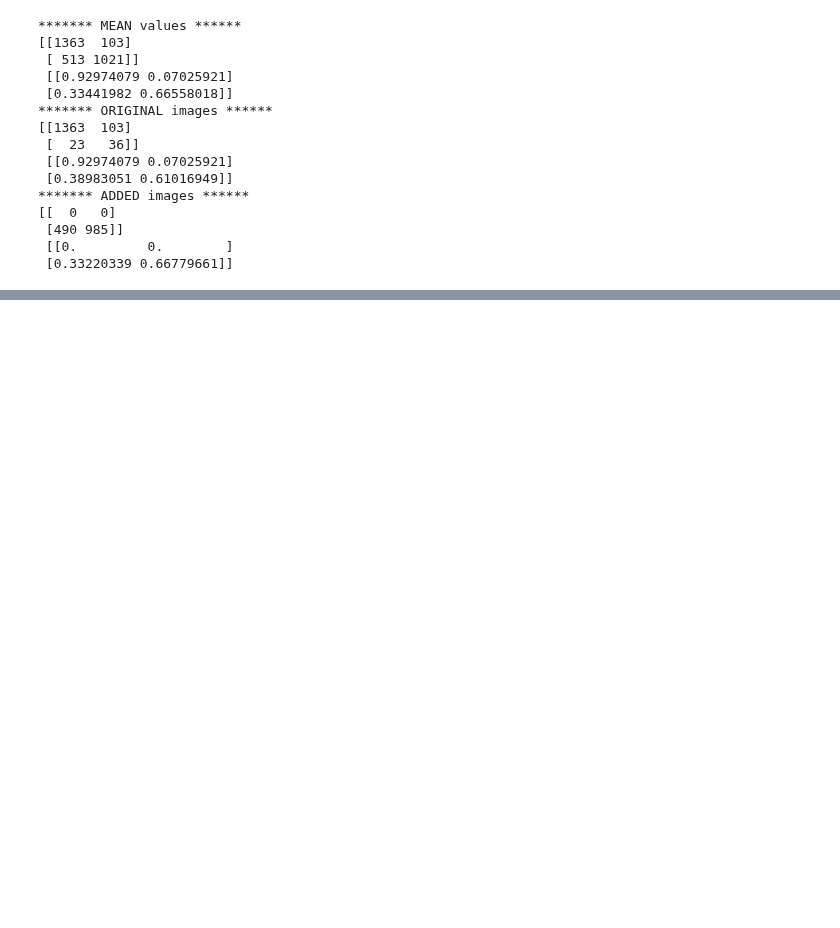
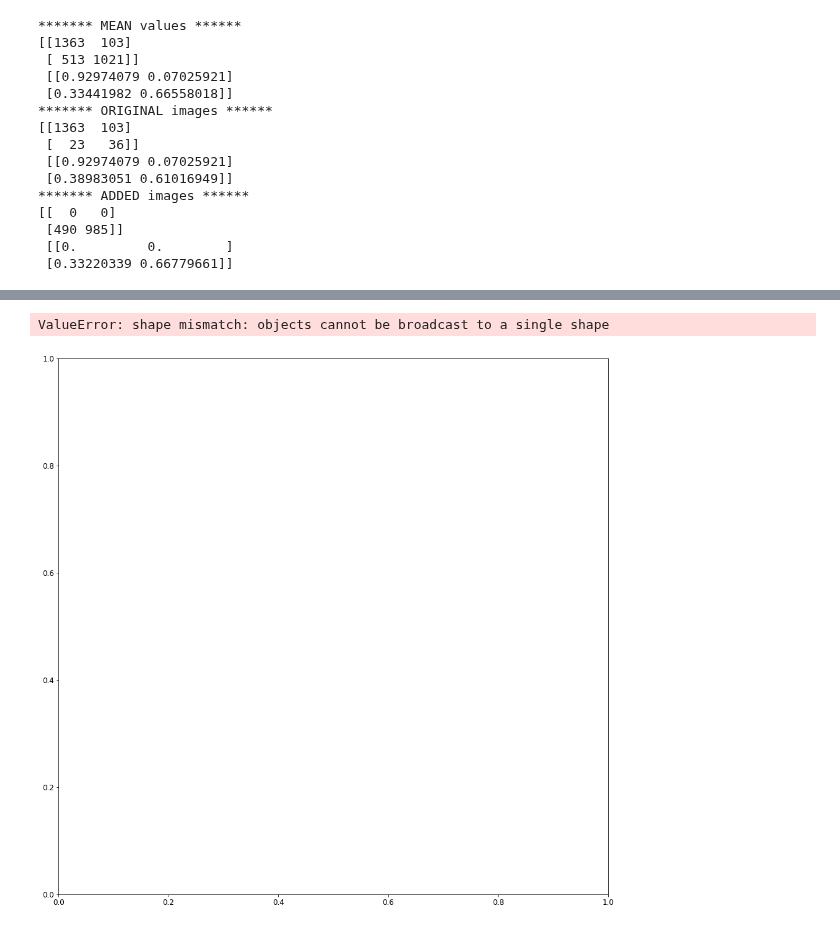
Before and after one commit to TsspGit/CodVid19_CIEMAT, a Jupyter notebook: Exploring_Uncertainty.ipynb, the cells around one changed output, grey strips where cells are left out. Drawn from its saved outputs; the diff is of its cells as text; code cells hidden in the pictures; blank space fills up the shorter version.

```diff
--- a/Exploring_Uncertainty.ipynb
+++ b/Exploring_Uncertainty.ipynb
@@ -253,0 +421,29 @@ mpl.rcParams['font.size'] = '16'
+# %%
+fig,ax = plt.subplots(nrows=1,ncols=1,figsize=(16,16))# 6,6
+from codvidutils.utils import hist_with_unce
+
+plt.style.use('seaborn-deep')
+#plt.fill_between(nbins, dic_counts_2[0]-dic_variance_2[0], dic_counts_2[0]+dic_variance_2[0],color='0.75')
+
+#hist_with_unce(hist_bins,dic_counts_3I[1],dic_variance_3I[1],
+               #color1="blue", color2="lightblue",lw=2,label ="Julia INF "+ str(np.sum(dic_counts_3_inf[1])))
+
+plt.errorbar(hist_bins[1:], dic_counts_2I[2] ,fmt=" ",marker='.',
+             yerr=dic_variance_2I[2],lw=2, color="darkgreen", label = "Original "+str(np.sum(dic_counts_2I[2])))
+plt.errorbar(hist_bins[:-1], dic_counts_2_inf[2] ,fmt=" ",marker='.',
+             yerr=dic_variance_2_inf[2],lw=2, color="blue",label ="Or. inf" + str(np.sum(dic_counts_2_inf[2])))
+plt.errorbar(bins[:-1], int_n_40 ,fmt=" ",marker='.',
+             yerr=unc_n_30,lw=2, color="orange",label ="Integ " + str(np.sum(int_n_30)))
+plt.hist(Mean[Y_test==2],40, color= "black",histtype='step', lw=2,label = "Hist. of mean")
+plt.ylabel('Number of counts')
+#hist_with_unce(hist_bins,int_c_40,unc_c_40,color1='blue', color2="lightblue",lw=3,label ="Inaki " + str(np.sum(int_c_40)))
+#hist_with_unce(hist_bins,dic_counts_3I[1],dic_variance_3I[1],
+               #color1='green', color2="lightgreen",lw=2,label ="Julia "+ str(np.sum(dic_counts_3I[1])))
+
+plt.xlabel('Score')
+plt.title("Covid # bins = 40")
+plt.legend(loc="upper center")
+plt.savefig("hist__pneu_julia_vs_inaki_60.eps")
+# %% [output]
+ValueError: shape mismatch: objects cannot be broadcast to a single shape
+[figure, added]
```
Also changed, not shown: parts of 48 cells of this notebook.
